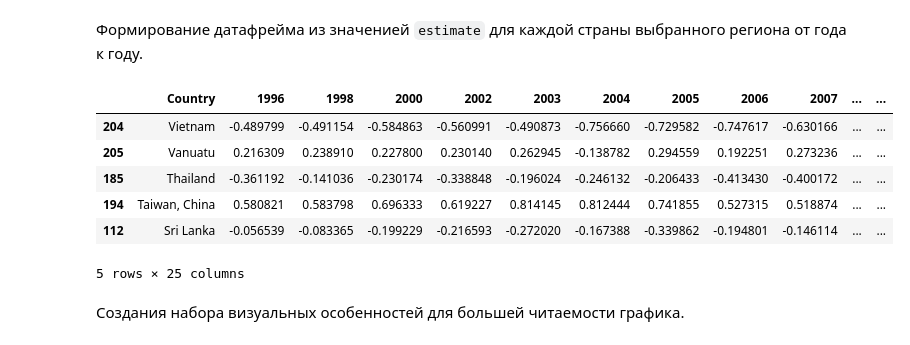
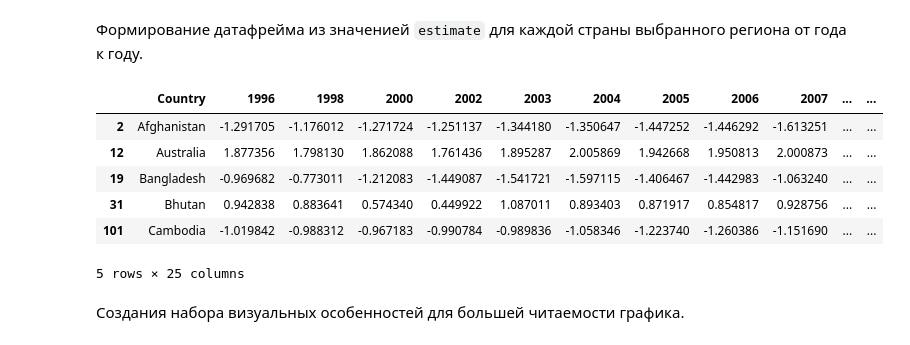
Before and after one commit to IvanKaruzin/hw2-IvanKaruzin, a Jupyter notebook: hw2.ipynb, the cells around one changed output. Saved outputs shown, nothing was run; the diff lists cells and outputs as text; code cells hidden in the pictures.

```diff
--- a/hw2.ipynb
+++ b/hw2.ipynb
@@ -107,7 +107,7 @@ DF_WGI.head()
 Создание `DF_SORTED`.
 # %%
 # сортировка по индексу WGI за 2022 год, заполнение пустых мест нулями
-DF_SORTED = DF_WGI.fillna(0).sort_values(('', 'Country'), ascending = 0).copy()
+DF_SORTED = DF_WGI.fillna(0).sort_index(ascending = 0).copy()
 DF_SORTED.head()
 # %% [output]
 |  |  |  | 1996 |  |  |  |  |  | 1998 |  | ... | ... |
@@ -206,18 +198,18 @@ asia_pacific_countries
 Формирование датафрейма из значенией `estimate` для каждой страны выбранного региона от года к году.
 # %%
 # присоединяем к таблице с названиями стран таблицу с их значениями estimate
-df_estimate = DF_REGION[[('', 'Country')]].join(DF_REGION.loc[:, pd.IndexSlice[:, 'Estimate']]).copy()
+df_estimate = DF_REGION[[('', 'Country')]].join(DF_REGION.loc[:, pd.IndexSlice[:, 'Estimate']]).sort_values(('', 'Country')).copy()
 
 df_estimate.columns = df_estimate.columns.droplevel(1) # удаление комплексного заголовка
 df_estimate.rename(columns={'':'Country'}, inplace=True) # изменение названия столбца
 df_estimate.head()
 # %% [output]
 |  | Country | 1996 | 1998 | 2000 | 2002 | 2003 | 2004 | 2005 | 2006 | 2007 | ... | ... |
-| 204 | Vietnam | -0.489799 | -0.491154 | -0.584863 | -0.560991 | -0.490873 | -0.756660 | -0.729582 | -0.747617 | -0.630166 | ... | ... |
-| 205 | Vanuatu | 0.216309 | 0.238910 | 0.227800 | 0.230140 | 0.262945 | -0.138782 | 0.294559 | 0.192251 | 0.273236 | ... | ... |
-| 185 | Thailand | -0.361192 | -0.141036 | -0.230174 | -0.338848 | -0.196024 | -0.246132 | -0.206433 | -0.413430 | -0.400172 | ... | ... |
-| 194 | Taiwan, China | 0.580821 | 0.583798 | 0.696333 | 0.619227 | 0.814145 | 0.812444 | 0.741855 | 0.527315 | 0.518874 | ... | ... |
-| 112 | Sri Lanka | -0.056539 | -0.083365 | -0.199229 | -0.216593 | -0.272020 | -0.167388 | -0.339862 | -0.194801 | -0.146114 | ... | ... |
+| 2 | Afghanistan | -1.291705 | -1.176012 | -1.271724 | -1.251137 | -1.344180 | -1.350647 | -1.447252 | -1.446292 | -1.613251 | ... | ... |
+| 12 | Australia | 1.877356 | 1.798130 | 1.862088 | 1.761436 | 1.895287 | 2.005869 | 1.942668 | 1.950813 | 2.000873 | ... | ... |
+| 19 | Bangladesh | -0.969682 | -0.773011 | -1.212083 | -1.449087 | -1.541721 | -1.597115 | -1.406467 | -1.442983 | -1.063240 | ... | ... |
+| 31 | Bhutan | 0.942838 | 0.883641 | 0.574340 | 0.449922 | 1.087011 | 0.893403 | 0.871917 | 0.854817 | 0.928756 | ... | ... |
+| 101 | Cambodia | -1.019842 | -0.988312 | -0.967183 | -0.990784 | -0.989836 | -1.058346 | -1.223740 | -1.260386 | -1.151690 | ... | ... |
 5 rows × 25 columns
 # %% [markdown]
 Создания набора визуальных особенностей для большей читаемости графика.
```
Also changed, not shown: parts of 21 cells of this notebook.
